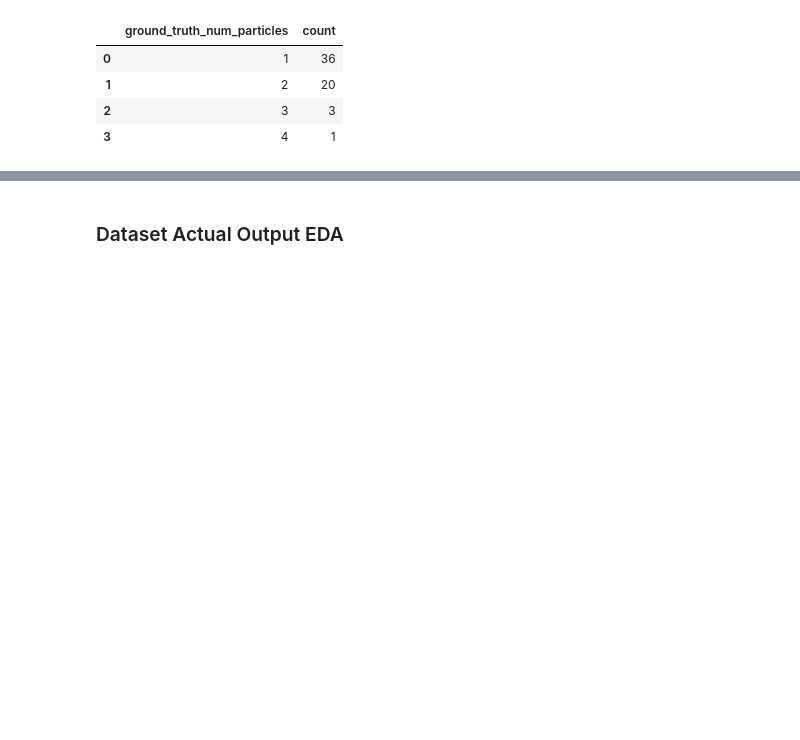
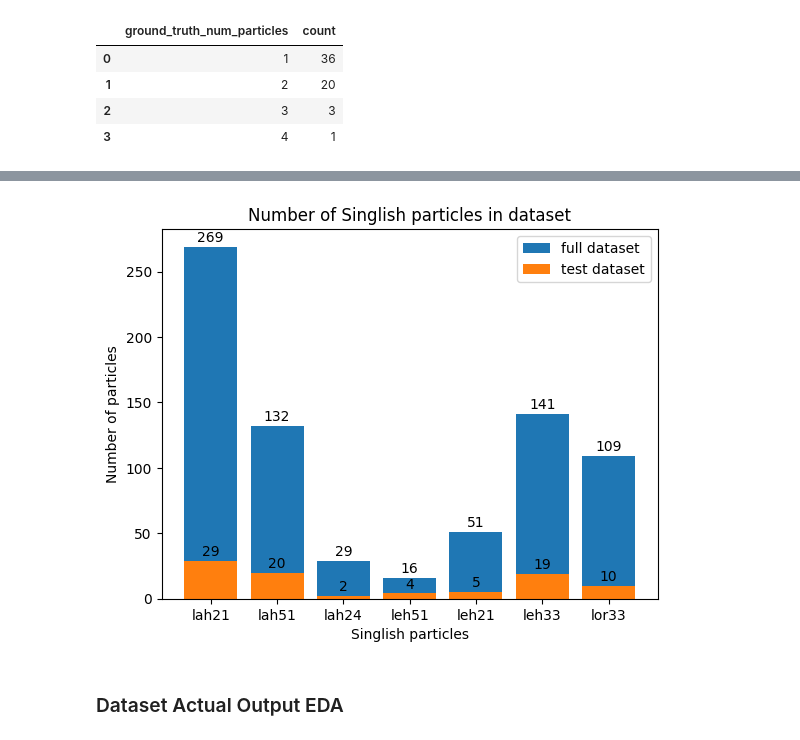
Before and after one commit to yizhenpong/SpeakSingapore, a Jupyter notebook: src/SpeakSingapore/test_and_results/results_analysis.ipynb, the cells around one changed output, grey strips where cells are left out. Saved outputs shown, nothing was run; the diff lists cells and outputs as text; code cells hidden in the pictures; blank space fills up the shorter version.

```diff
--- a/src/SpeakSingapore/test_and_results/results_analysis.ipynb
+++ b/src/SpeakSingapore/test_and_results/results_analysis.ipynb
@@ -49,0 +119,3 @@ df.to_excel('result_df_scores.xlsx')
+# %%
+original_count_df['original_particle'] = original_count_df['Element'].apply(lambda x: x[:-2])
+original_count_df.groupby('original_particle').sum()
@@ -76,0 +151,3 @@ get_particle_counts('ground_truth', df)
+# %%
+test_dataset_count = get_particle_counts('ground_truth', df)
+test_dataset_count
@@ -77,2 +163,17 @@ get_particle_counts('ground_truth', df)
+# %%
+original_count_df = original_count_df.set_index('Element').reindex(particle_order).reset_index()
+
+bars = plt.bar(original_count_df['Element'], original_count_df['Count'], label='full dataset')
+bars2 = plt.bar(test_dataset_count['Element'], test_dataset_count['Count'], label='test dataset')
+
+plt.xlabel('Singlish particles')
+plt.ylabel('Number of particles')
+plt.title('Number of Singlish particles in dataset')
+autolabel(bars)
+autolabel(bars2)
+plt.legend()
+plt.show()
+# %% [output]
+[figure, added]
 # %% [markdown]
 ### Dataset Actual Output EDA
```
Also changed, not shown: parts of 24 cells of this notebook, 1 other file.
